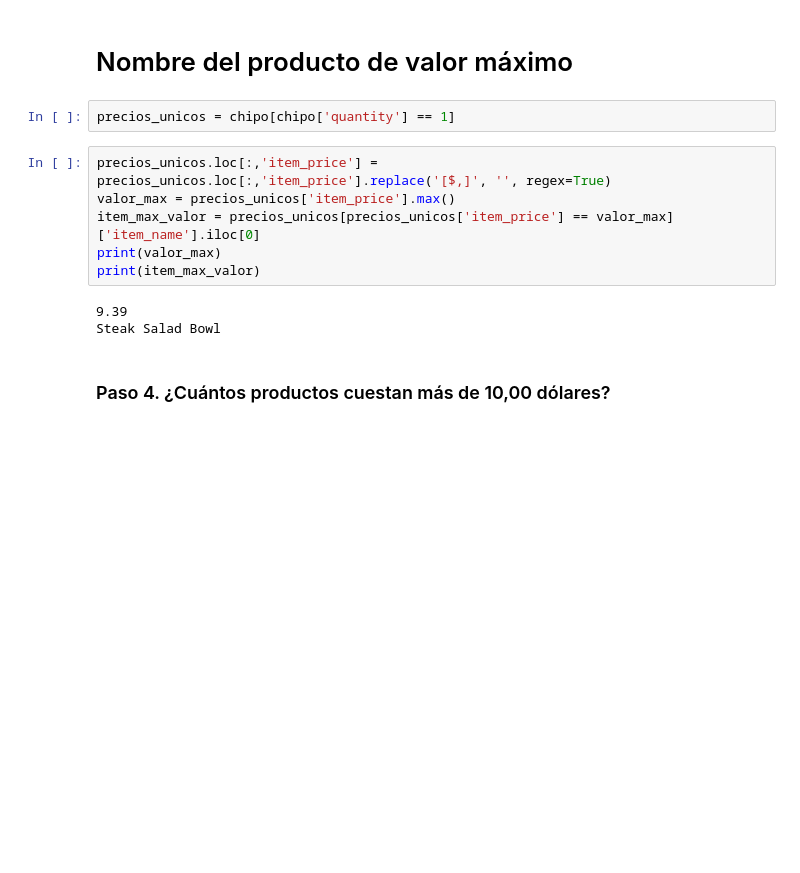
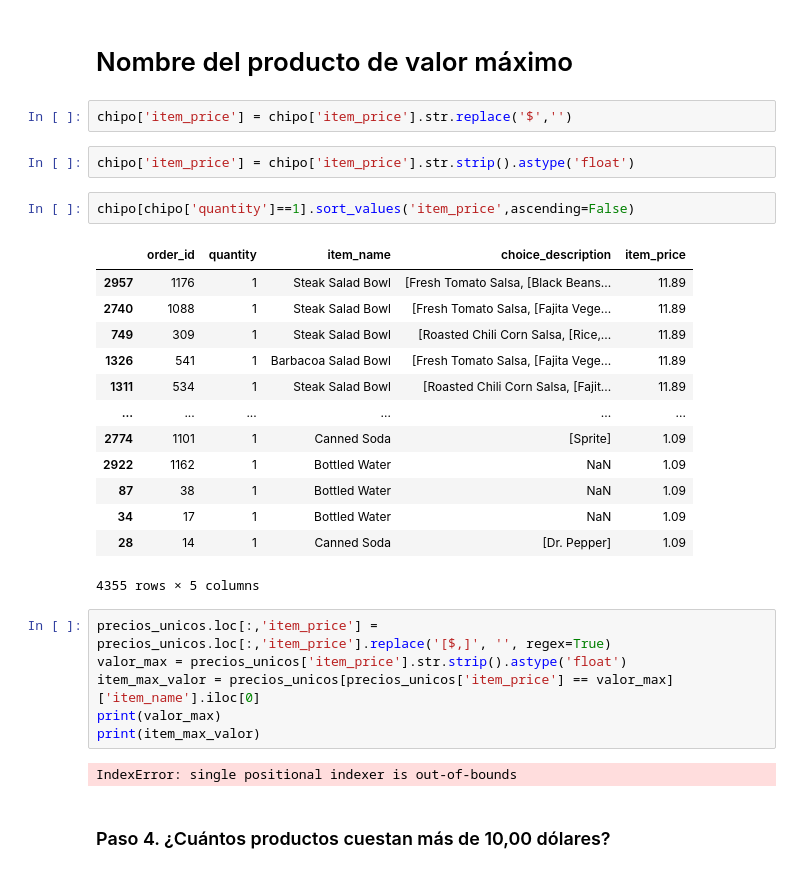
Before and after one commit to abdonrb/DS102024, a Jupyter notebook: 2-DataAnalysis/2-Pandas/Practica/2-Chipotle/Chipotle.ipynb, the cells around one changed output. Saved outputs shown, nothing was run; the diff lists cells and outputs as text; blank space fills up the shorter version.

```diff
--- a/2-DataAnalysis/2-Pandas/Practica/2-Chipotle/Chipotle.ipynb
+++ b/2-DataAnalysis/2-Pandas/Practica/2-Chipotle/Chipotle.ipynb
@@ -26,17 +26,34 @@ chipo.head()
 | 4 | 2 | 2 | Chicken Bowl | [Tomatillo-Red Chili Salsa (Hot),... | $16.98 |
 # %% [markdown]
 # Nombre del producto de valor máximo
+# %%
+chipo['item_price'] = chipo['item_price'].str.replace('$','')
+# %%
+chipo['item_price'] = chipo['item_price'].str.strip().astype('float')
 # %%
-precios_unicos = chipo[chipo['quantity'] == 1]
+chipo[chipo['quantity']==1].sort_values('item_price',ascending=False)
+# %% [output]
+|  | order_id | quantity | item_name | choice_description | item_price |
+| 2957 | 1176 | 1 | Steak Salad Bowl | [Fresh Tomato Salsa, [Black Beans... | 11.89 |
+| 2740 | 1088 | 1 | Steak Salad Bowl | [Fresh Tomato Salsa, [Fajita Vege... | 11.89 |
+| 749 | 309 | 1 | Steak Salad Bowl | [Roasted Chili Corn Salsa, [Rice,... | 11.89 |
+| 1326 | 541 | 1 | Barbacoa Salad Bowl | [Fresh Tomato Salsa, [Fajita Vege... | 11.89 |
+| 1311 | 534 | 1 | Steak Salad Bowl | [Roasted Chili Corn Salsa, [Fajit... | 11.89 |
+| ... | ... | ... | ... | ... | ... |
+| 2774 | 1101 | 1 | Canned Soda | [Sprite] | 1.09 |
+| 2922 | 1162 | 1 | Bottled Water | NaN | 1.09 |
+| 87 | 38 | 1 | Bottled Water | NaN | 1.09 |
+| 34 | 17 | 1 | Bottled Water | NaN | 1.09 |
+| 28 | 14 | 1 | Canned Soda | [Dr. Pepper] | 1.09 |
+4355 rows × 5 columns
 # %%
 precios_unicos.loc[:,'item_price'] = precios_unicos.loc[:,'item_price'].replace('[$,]', '', regex=True)
-valor_max = precios_unicos['item_price'].max()
+valor_max = precios_unicos['item_price'].str.strip().astype('float')
 item_max_valor = precios_unicos[precios_unicos['item_price'] == valor_max]['item_name'].iloc[0]
 print(valor_max)
 print(item_max_valor)
 # %% [output]
-9.39
-Steak Salad Bowl
+IndexError: single positional indexer is out-of-bounds
 # %% [markdown]
 ### Paso 4. ¿Cuántos productos cuestan más de 10,00 dólares?
 # %%
```
Also changed, not shown: parts of 2 cells of this notebook, 1 other file.
